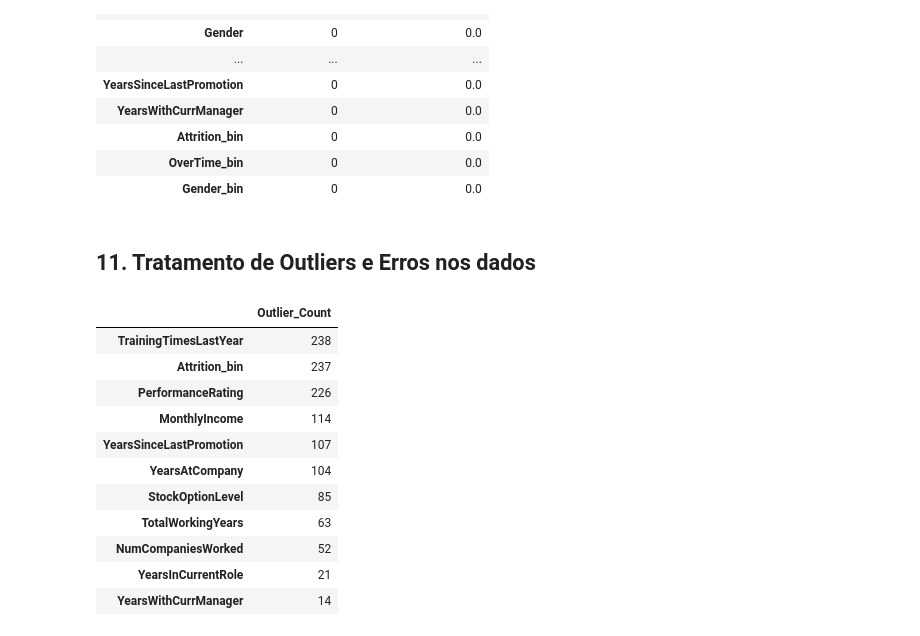
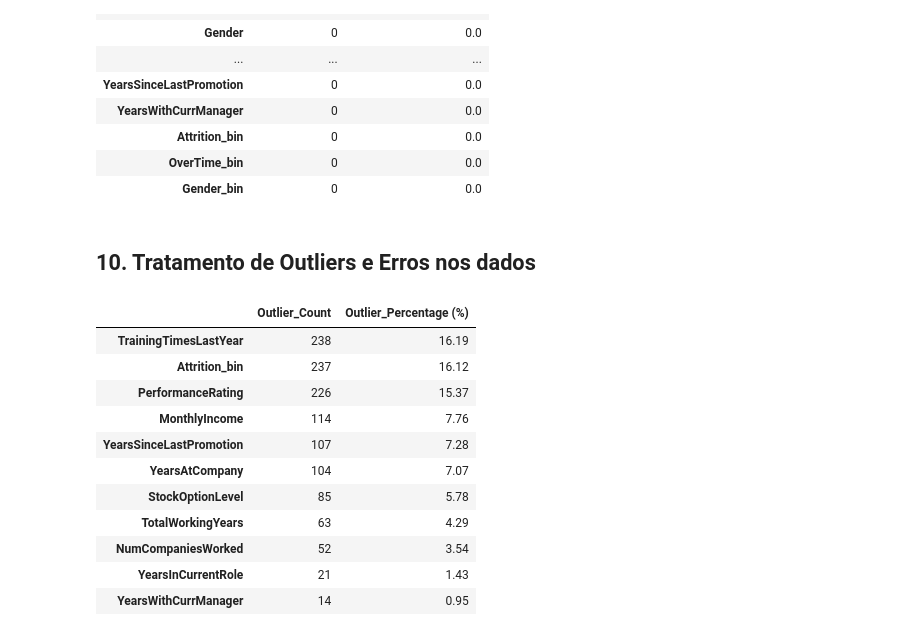
Before and after one commit to LuiscnFigueira/Projeto-cdg-grupo10, a Jupyter notebook: notebooks/M2_exploração.ipynb, the cells around one changed output. Cells and saved outputs as stored; diff of their text form; code cells hidden in the pictures.

```diff
--- a/notebooks/M2_exploração.ipynb
+++ b/notebooks/M2_exploração.ipynb
@@ -478,40 +478,54 @@ missing_df
 | OverTime_bin | 0 | 0.0 |
 | Gender_bin | 0 | 0.0 |
 # %% [markdown]
-## 11. Tratamento de Outliers e Erros nos dados
+## 10. Tratamento de Outliers e Erros nos dados
 # %%
 num_df = df.select_dtypes(include=[np.number])
 
 def detect_outliers_iqr(data):
     outlier_summary = {}
+    total_rows = len(data)
 
     for col in data.columns:
         Q1 = data[col].quantile(0.25)
         Q3 = data[col].quantile(0.75)
         IQR = Q3 - Q1
 
         lower_bound = Q1 - 1.5 * IQR
         upper_bound = Q3 + 1.5 * IQR
 
         outliers = data[(data[col] < lower_bound) | (data[col] > upper_bound)]
 
-        outlier_summary[col] = len(outliers)
+        outlier_count = len(outliers)
 
-    return pd.DataFrame.from_dict(outlier_summary, orient='index', columns=['Outlier_Count']).sort_values(by='Outlier_Count', ascending=False)
+        outlier_percentage = round((outlier_count / total_rows) * 100, 2)
+
+        outlier_summary[col] = {
+            'Outlier_Count': outlier_count,
+            'Outlier_Percentage (%)': outlier_percentage
+        }
+
+    df_out = pd.DataFrame(outlier_summary).T
+
+    df_out['Outlier_Count'] = df_out['Outlier_Count'].astype(int)
+
+    return df_out.sort_values(by='Outlier_Percentage (%)', ascending=False)
 
 outliers_df = detect_outliers_iqr(num_df)
+
 outliers_df[outliers_df['Outlier_Count'] > 0]
+
 # Autor: Martim Ferreira
 # %% [output]
-|  | Outlier_Count |
-| TrainingTimesLastYear | 238 |
-| Attrition_bin | 237 |
-| PerformanceRating | 226 |
-| MonthlyIncome | 114 |
-| YearsSinceLastPromotion | 107 |
-| YearsAtCompany | 104 |
-| StockOptionLevel | 85 |
-| TotalWorkingYears | 63 |
-| NumCompaniesWorked | 52 |
-| YearsInCurrentRole | 21 |
-| YearsWithCurrManager | 14 |
+|  | Outlier_Count | Outlier_Percentage (%) |
+| TrainingTimesLastYear | 238 | 16.19 |
+| Attrition_bin | 237 | 16.12 |
+| PerformanceRating | 226 | 15.37 |
+| MonthlyIncome | 114 | 7.76 |
+| YearsSinceLastPromotion | 107 | 7.28 |
+| YearsAtCompany | 104 | 7.07 |
+| StockOptionLevel | 85 | 5.78 |
+| TotalWorkingYears | 63 | 4.29 |
+| NumCompaniesWorked | 52 | 3.54 |
+| YearsInCurrentRole | 21 | 1.43 |
+| YearsWithCurrManager | 14 | 0.95 |
```
Also changed, not shown: parts of 1 cell of this notebook.
